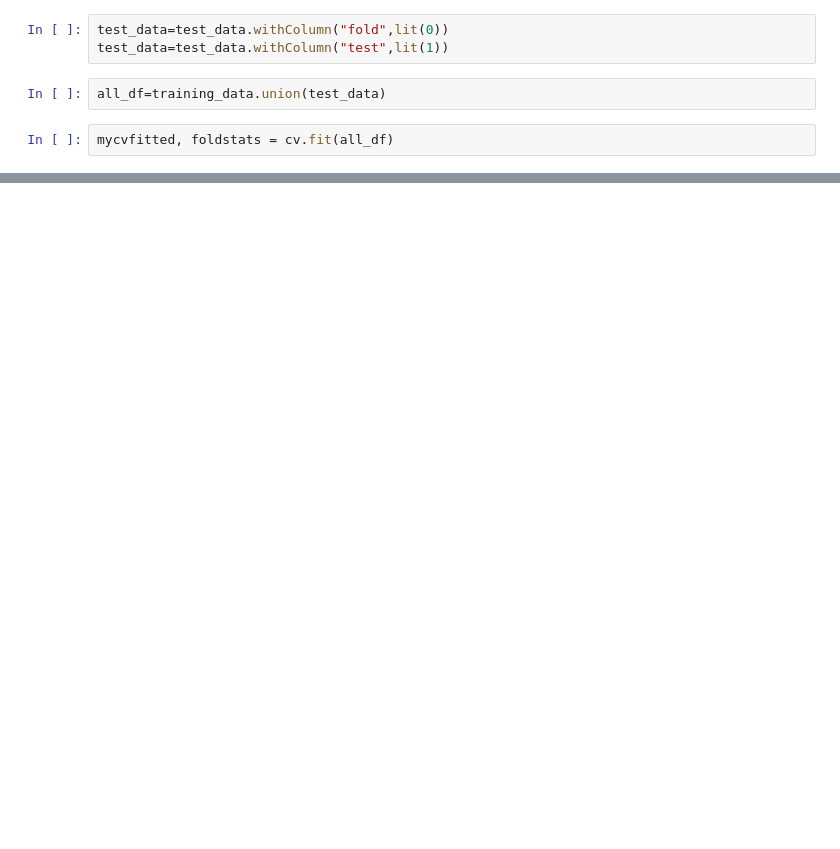
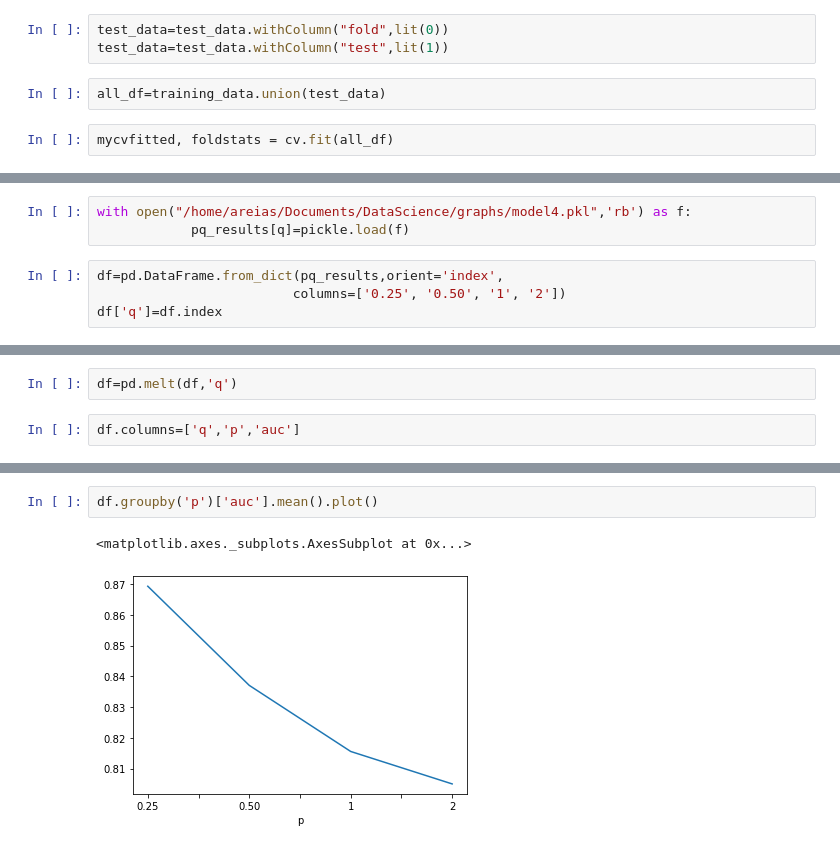
Before and after one commit to areias/link-prediction, a Jupyter notebook: coauthor-link-prediction.ipynb, the cells around one changed output, grey strips where cells are left out. Saved outputs shown, nothing was run; the diff lists cells and outputs as text; blank space fills up the shorter version.

Commit message:
tuning graphs

```diff
--- a/coauthor-link-prediction.ipynb
+++ b/coauthor-link-prediction.ipynb
@@ -469,0 +225,7 @@ PipelineModel_3abf13843c5f
+# %%
+with open("/home/areias/Documents/DataScience/graphs/model4.pkl",'rb') as f:
+            pq_results[q]=pickle.load(f)
+# %%
+df=pd.DataFrame.from_dict(pq_results,orient='index',
+                         columns=['0.25', '0.50', '1', '2'])
+df['q']=df.index
@@ -469,0 +240,4 @@ PipelineModel_3abf13843c5f
+# %%
+df=pd.melt(df,'q')
+# %%
+df.columns=['q','p','auc']
@@ -469,0 +253,5 @@ PipelineModel_3abf13843c5f
+# %%
+df.groupby('p')['auc'].mean().plot()
+# %% [output]
+<matplotlib.axes._subplots.AxesSubplot at 0x...>
+[figure, added]
```
Also changed, not shown: parts of 110 cells of this notebook.
